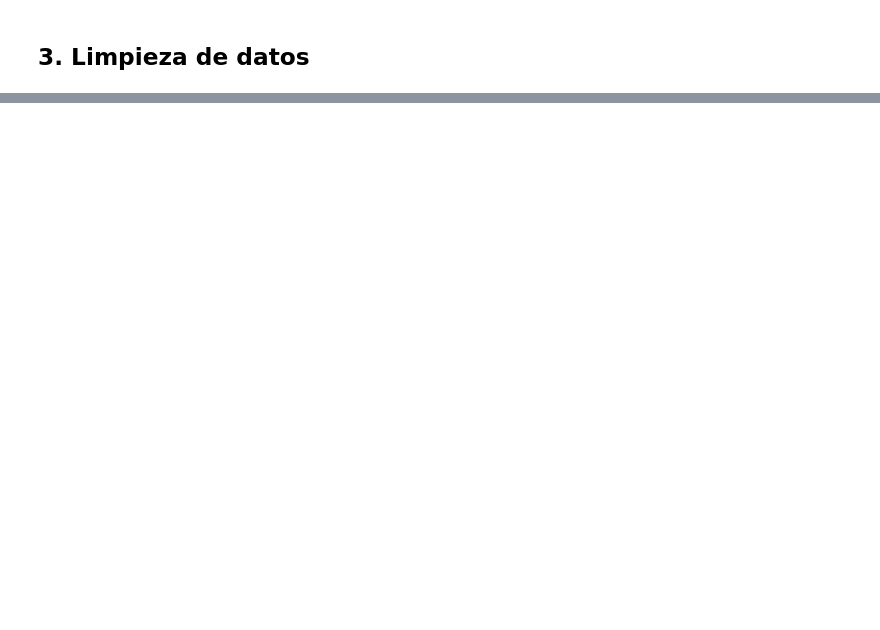
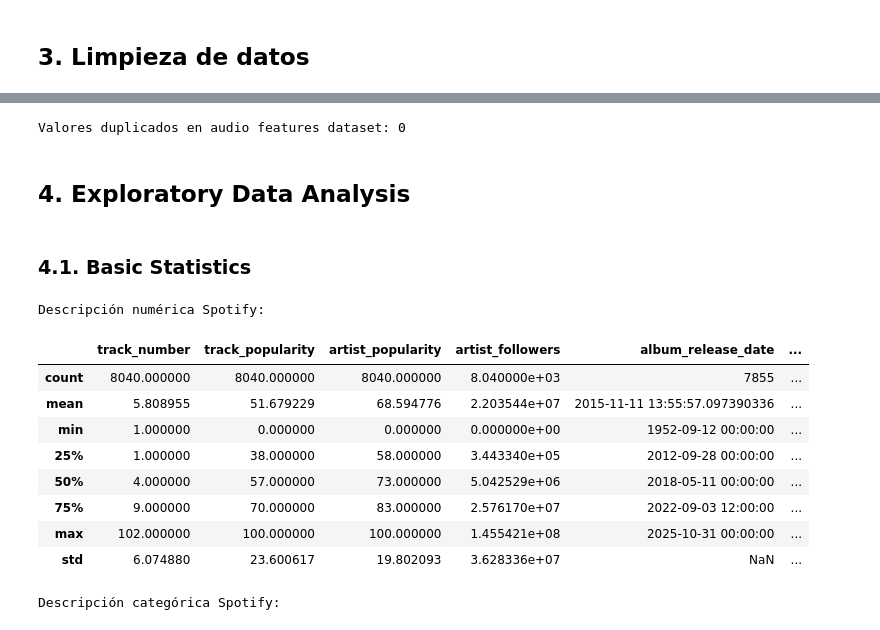
Before and after one commit to othats/SpotifyAnalytics2025, a Jupyter notebook: spotify.ipynb, the cells around one changed output, grey strips where cells are left out. Cells and saved outputs as stored; diff of their text form; code cells hidden in the pictures; blank space fills up the shorter version.

```diff
--- a/spotify.ipynb
+++ b/spotify.ipynb
@@ -90,0 +220,4 @@ df_top.head()
+# %%
+print("Valores duplicados en audio features dataset:", df_audiofeatures.duplicated().sum())
+# %% [output]
+Valores duplicados en audio features dataset: 0
@@ -90,0 +228,21 @@ df_top.head()
+# %% [markdown]
+## **4. Exploratory Data Analysis**
+# %% [markdown]
+### 4.1. Basic Statistics
+# %%
+print("Descripción numérica Spotify:")
+display(df_spotify.describe())
+print("Descripción categórica Spotify:")
+display(df_spotify.describe(include="O"))
+# %% [output]
+Descripción numérica Spotify:
+|  | track_number | track_popularity | artist_popularity | artist_followers | album_release_date | ... |
+| count | 8040.000000 | 8040.000000 | 8040.000000 | 8.040000e+03 | 7855 | ... |
+| mean | 5.808955 | 51.679229 | 68.594776 | 2.203544e+07 | 2015-11-11 13:55:57.097390336 | ... |
+| min | 1.000000 | 0.000000 | 0.000000 | 0.000000e+00 | 1952-09-12 00:00:00 | ... |
+| 25% | 1.000000 | 38.000000 | 58.000000 | 3.443340e+05 | 2012-09-28 00:00:00 | ... |
+| 50% | 4.000000 | 57.000000 | 73.000000 | 5.042529e+06 | 2018-05-11 00:00:00 | ... |
+| 75% | 9.000000 | 70.000000 | 83.000000 | 2.576170e+07 | 2022-09-03 12:00:00 | ... |
+| max | 102.000000 | 100.000000 | 100.000000 | 1.455421e+08 | 2025-10-31 00:00:00 | ... |
+| std | 6.074880 | 23.600617 | 19.802093 | 3.628336e+07 | NaN | ... |
+Descripción categórica Spotify:
```
Also changed, not shown: parts of 19 cells of this notebook, 12 other files.
